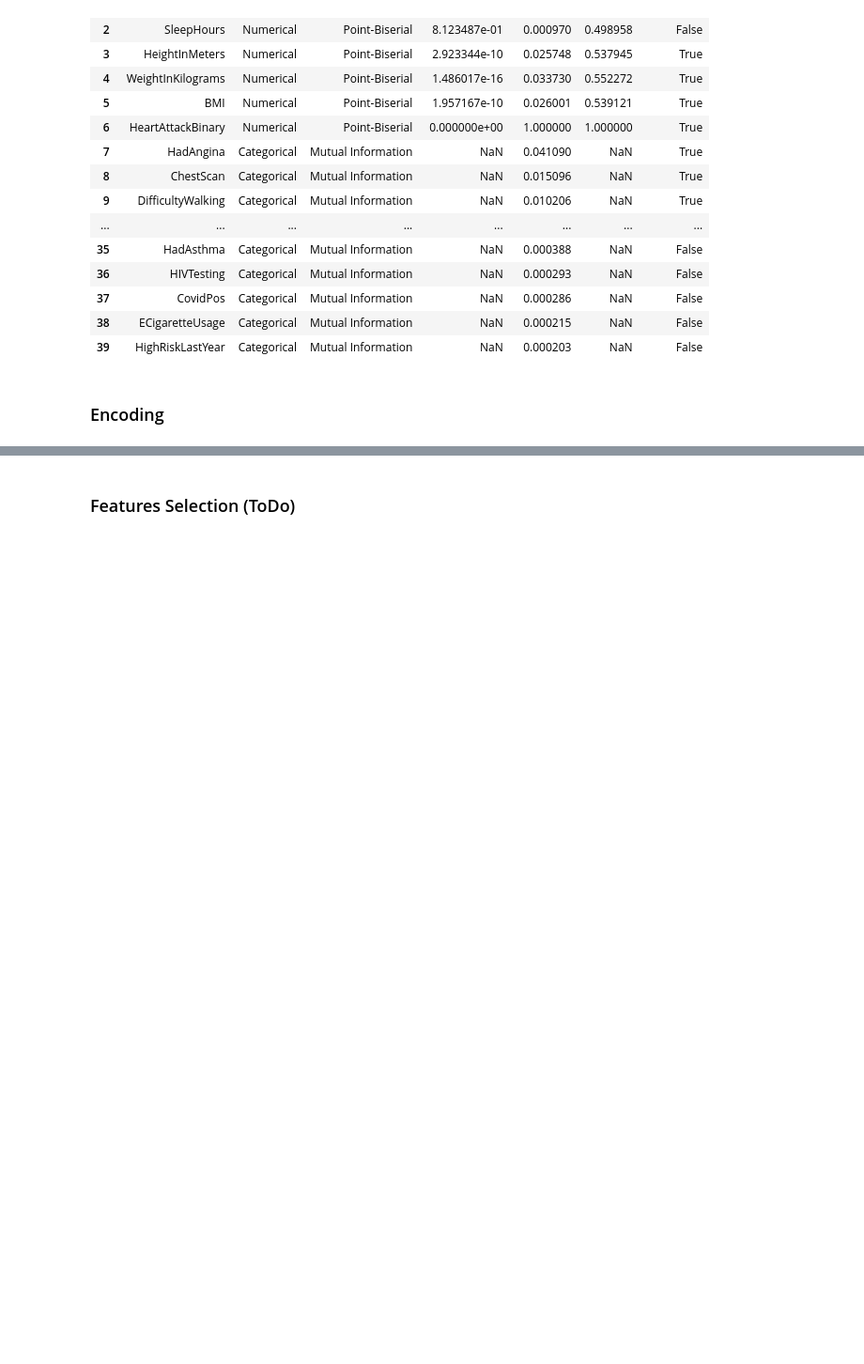
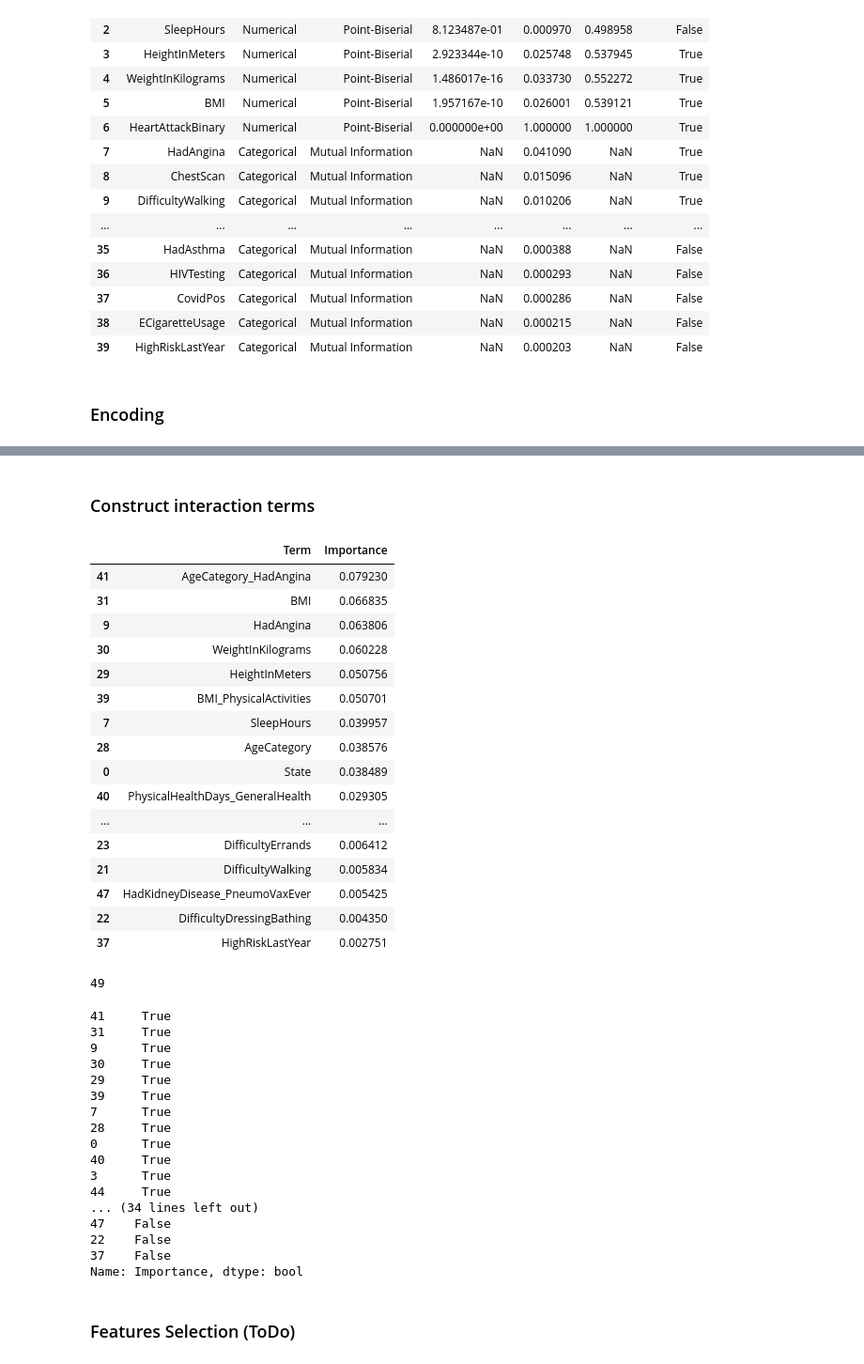
Before and after one commit to MaxChiu1122/ML-Project-with-Cathay-Life, a Jupyter notebook: notebooks/02_feature_engineering.ipynb, the cells around one changed output, grey strips where cells are left out. Shown at 94% size. Drawn from its saved outputs; the diff is of its cells as text; code cells hidden in the pictures; blank space fills up the shorter version.

```diff
--- a/notebooks/02_feature_engineering.ipynb
+++ b/notebooks/02_feature_engineering.ipynb
@@ -152,6 +164,7 @@ display(results_df)
 # %% [markdown]
 ### Encoding
 # %%
+df.drop(["HadHeartAttack_bin", "HeartAttackBinary"], axis=1, inplace=True)
 col_obj = df.select_dtypes('object').columns
 
 le = LabelEncoder()
@@ -191,3 +204,73 @@ df.sample(5)
+# %% [markdown]
+### Construct interaction terms
+# %%
+from sklearn.ensemble import RandomForestClassifier
+df["BMI_PhysicalActivities"] = df["BMI"] * df["PhysicalActivities"]
+df["PhysicalHealthDays_GeneralHealth"] = df["PhysicalHealthDays"] * df["GeneralHealth"]
+df["AgeCategory_HadAngina"] = df["AgeCategory"] * df["HadAngina"]
+df["SmokerStatus_HadCOPD"] = df["SmokerStatus"] * df["HadCOPD"]
+df["DifficultyWalking_GeneralHealth"] = df["DifficultyWalking"] * df["GeneralHealth"]
+df["BMI_DifficultyWalking"] = df["BMI"] * df["DifficultyWalking"]
+df["HadStroke_AgeCategory"] = df["HadStroke"] * df["AgeCategory"]
+df["HadDiabetes_PhysicalActivities"] = df["HadDiabetes"] * df["PhysicalActivities"]
+df["HadKidneyDisease_PneumoVaxEver"] = df["HadKidneyDisease"] * df["PneumoVaxEver"]
+df["AlcoholDrinkers_HadAngina"] = df["AlcoholDrinkers"] * df["HadAngina"]
+
+
+all_terms = list(df.columns.drop("HadHeartAttack"))
+
+X = df[all_terms]
+y = df["HadHeartAttack"]
+
+rf = RandomForestClassifier(n_estimators=100, random_state=42)
+rf.fit(X, y)
+
+# 取得 Feature Importance 分數
+importance_df = pd.DataFrame({
+    "Term": all_terms,
+    "Importance": rf.feature_importances_
+}).sort_values(by="Importance", ascending=False)
+
+# 顯示結果
+display(importance_df)
+condition = importance_df["Importance"] > (importance_df["Importance"].sum() / len(importance_df))
+display(condition)
+# %% [output]
+|  | Term | Importance |
+| 41 | AgeCategory_HadAngina | 0.079230 |
+| 31 | BMI | 0.066835 |
+| 9 | HadAngina | 0.063806 |
+| 30 | WeightInKilograms | 0.060228 |
+| 29 | HeightInMeters | 0.050756 |
+| 39 | BMI_PhysicalActivities | 0.050701 |
+| 7 | SleepHours | 0.039957 |
+| 28 | AgeCategory | 0.038576 |
+| 0 | State | 0.038489 |
+| 40 | PhysicalHealthDays_GeneralHealth | 0.029305 |
+| ... | ... | ... |
+| 23 | DifficultyErrands | 0.006412 |
+| 21 | DifficultyWalking | 0.005834 |
+| 47 | HadKidneyDisease_PneumoVaxEver | 0.005425 |
+| 22 | DifficultyDressingBathing | 0.004350 |
+| 37 | HighRiskLastYear | 0.002751 |
+49
+41     True
+31     True
+9      True
+30     True
+29     True
+39     True
+7      True
+28     True
+0      True
+40     True
+3      True
+44     True
+... (34 lines left out)
+47    False
+22    False
+37    False
+Name: Importance, dtype: bool
 # %% [markdown]
 ### Features Selection (ToDo)
 # %% [markdown]
```
Also changed, not shown: parts of 4 cells of this notebook, 1 other file.
